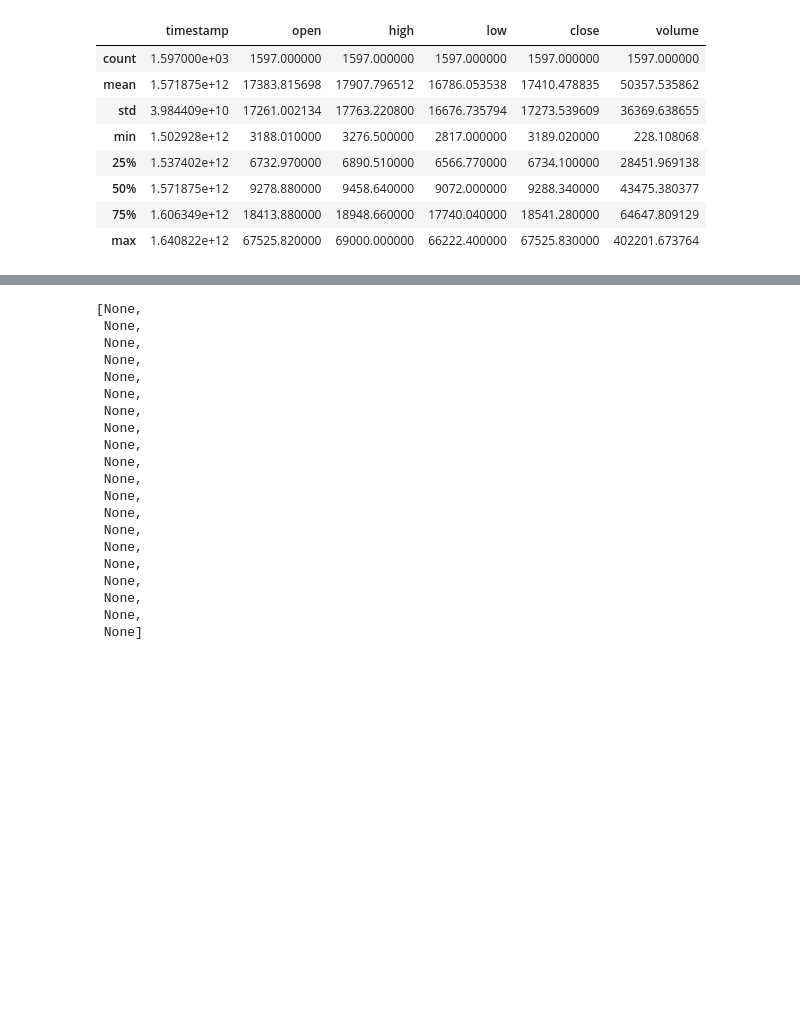
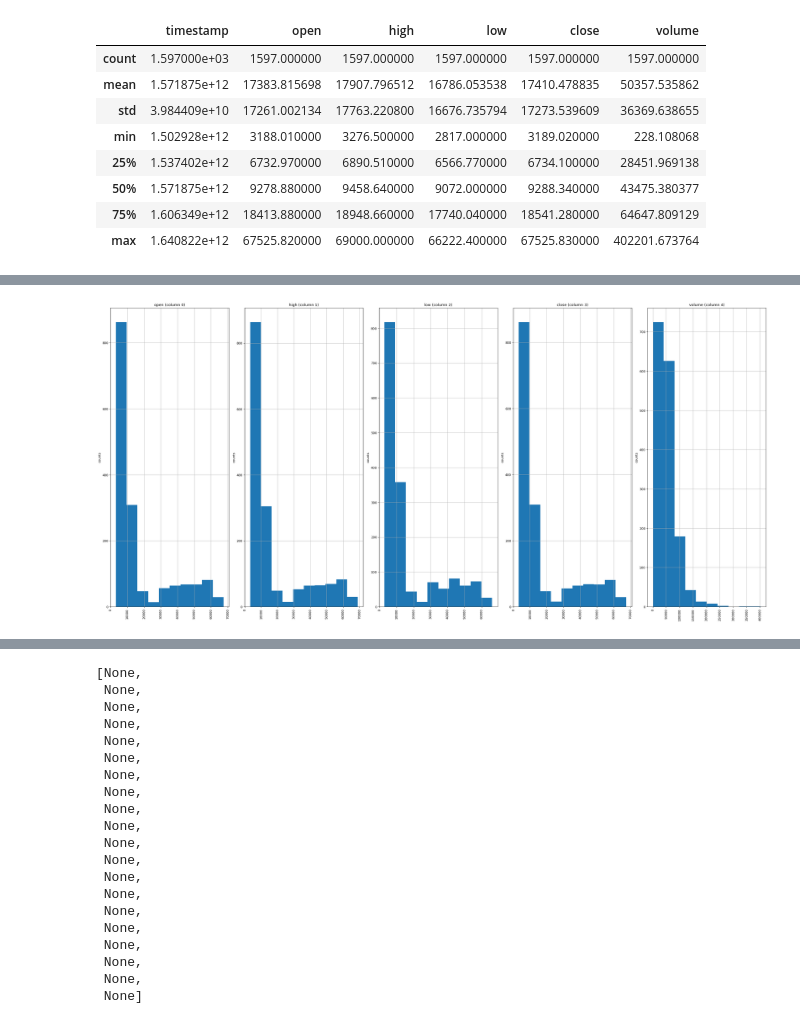
Before and after one commit to jsrimr/udacity-final-project, a Jupyter notebook: exploration.ipynb, the cells around one changed output, grey strips where cells are left out. Saved outputs shown, nothing was run; the diff lists cells and outputs as text; code cells hidden in the pictures; blank space fills up the shorter version.

```diff
--- a/exploration.ipynb
+++ b/exploration.ipynb
@@ -56,0 +141,4 @@ df.describe()
+# %%
+plotPerColumnDistribution(df, 10, 5)
+# %% [output]
+[figure, added]
```
Also changed, not shown: parts of 8 cells of this notebook.
